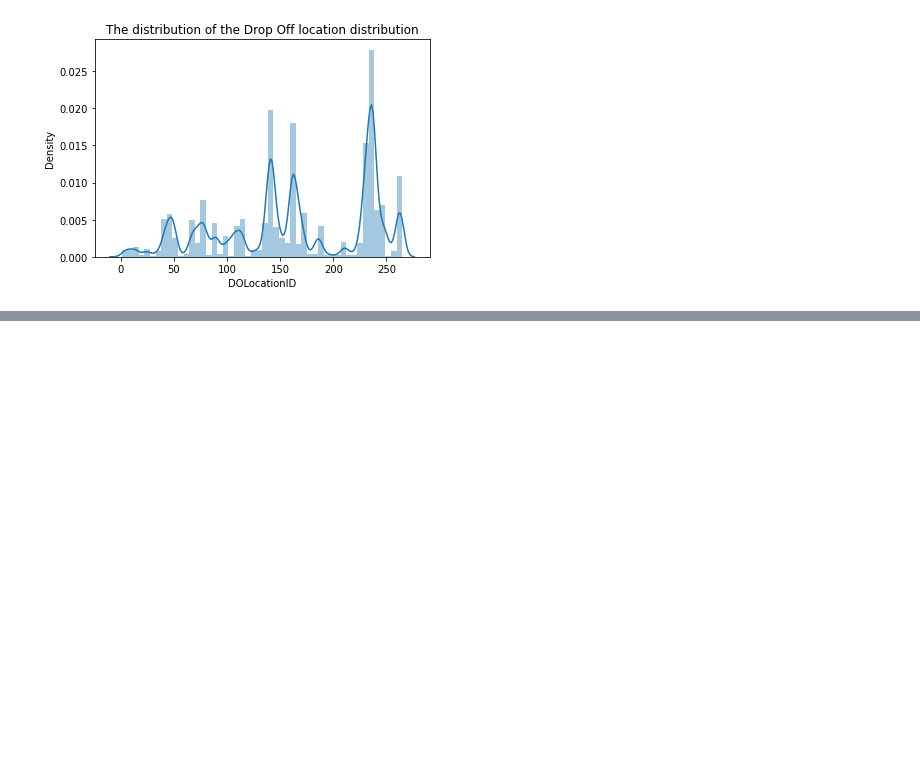
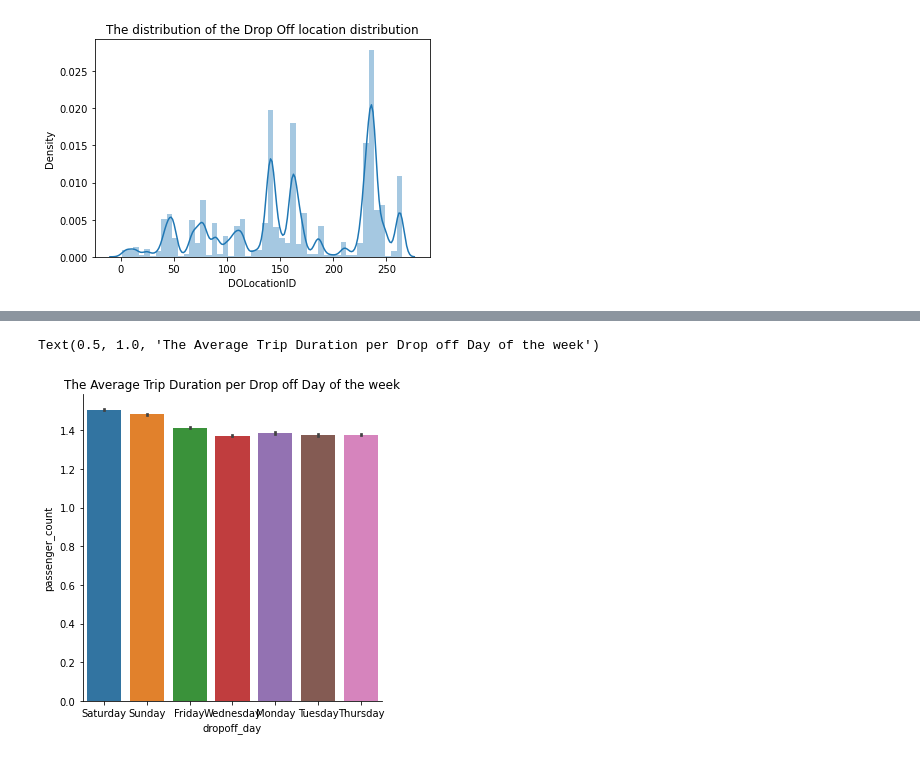
Before and after one commit to Anup8777/MobilityForecast, a Jupyter notebook: src/preliminary_data_analysis.ipynb, the cells around one changed output, grey strips where cells are left out. Drawn from its saved outputs; the diff is of its cells as text; code cells hidden in the pictures; blank space fills up the shorter version.

```diff
--- a/src/preliminary_data_analysis.ipynb
+++ b/src/preliminary_data_analysis.ipynb
@@ -191,0 +200,6 @@ Text(0.5, 1.0, 'The distribution of the Drop Off location distribution')
+# %%
+sns.catplot(x="dropoff_day", y="passenger_count", data=df, kind="bar")
+plt.title('The Average Trip Duration per Drop off Day of the week')
+# %% [output]
+Text(0.5, 1.0, 'The Average Trip Duration per Drop off Day of the week')
+[figure, added]
```
Also changed, not shown: parts of 17 cells of this notebook.
